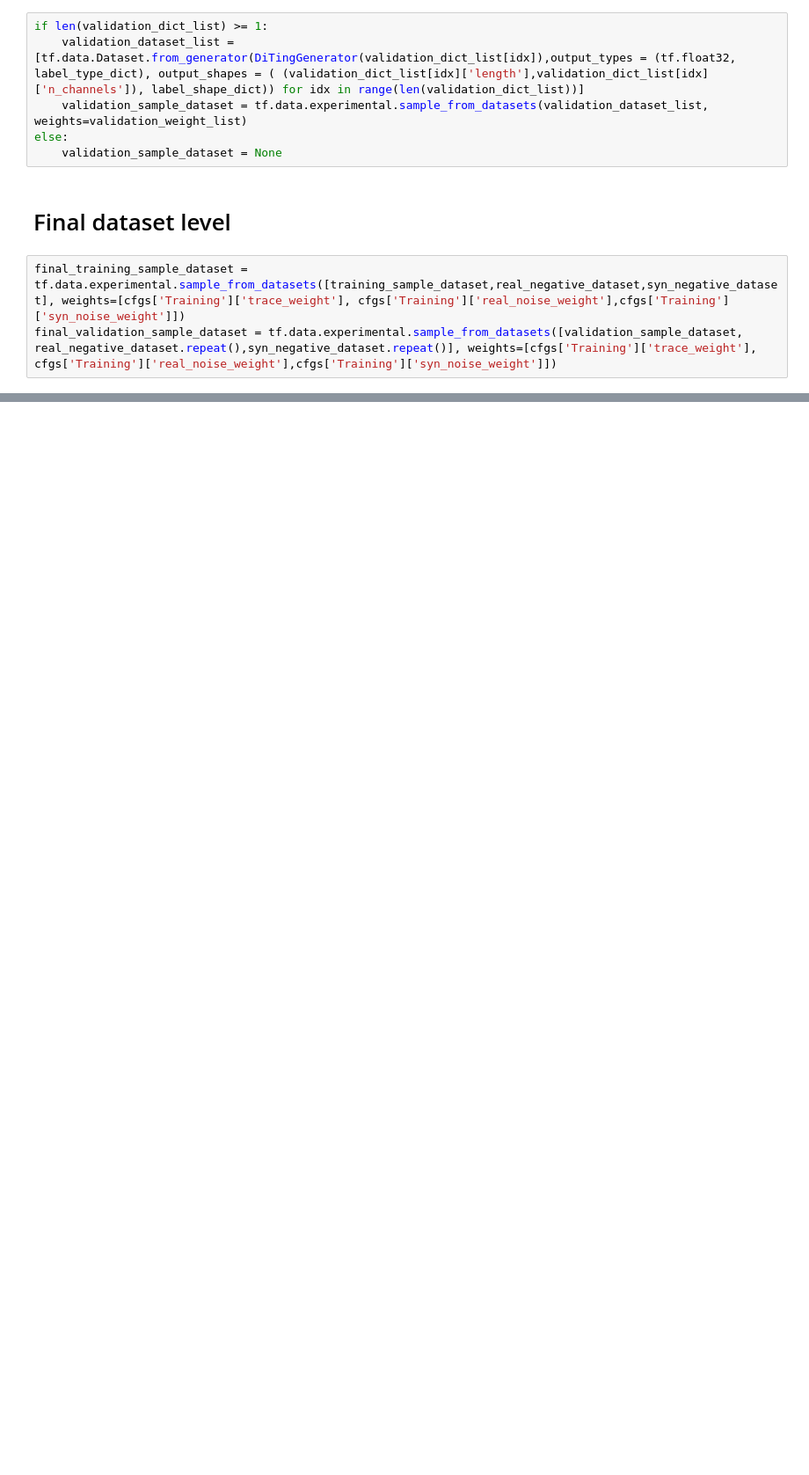
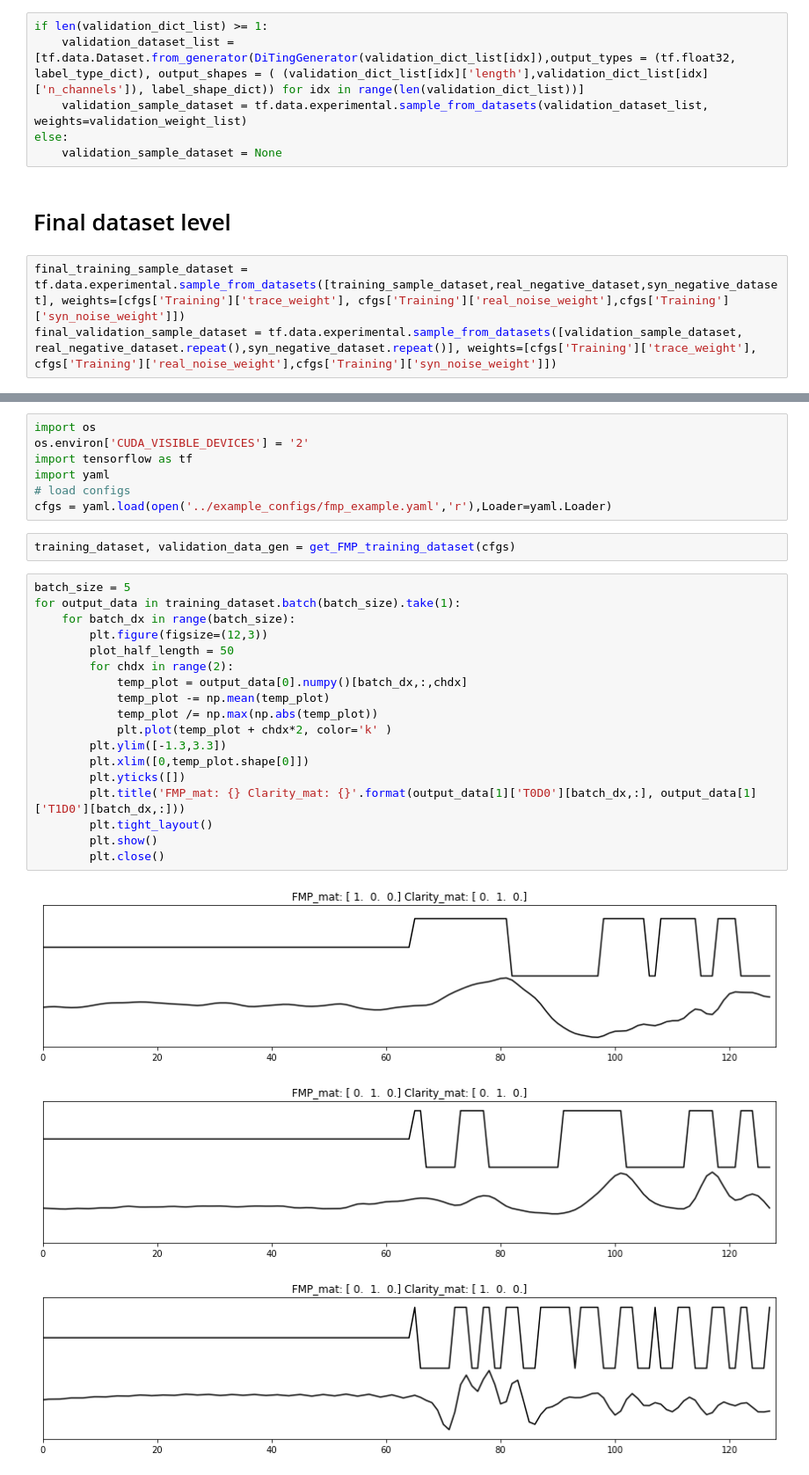
Before and after one commit to MrXiaoXiao/DiTingTools, a Jupyter notebook: examples/01_visualize_common_datasets/Inspect common datasets [浏览常用的数据集].ipynb, the cells around one changed output, grey strips where cells are left out. Shown at 88% size. Cells and saved outputs as stored; diff of their text form; blank space fills up the shorter version.

```diff
--- a/examples/01_visualize_common_datasets/Inspect common datasets [浏览常用的数据集].ipynb
+++ b/examples/01_visualize_common_datasets/Inspect common datasets [浏览常用的数据集].ipynb
@@ -1158,0 +1155,31 @@ plt.close()
+# %%
+import os
+os.environ['CUDA_VISIBLE_DEVICES'] = '2'
+import tensorflow as tf
+import yaml
+# load configs
+cfgs = yaml.load(open('../example_configs/fmp_example.yaml','r'),Loader=yaml.Loader)
+# %%
+training_dataset, validation_data_gen = get_FMP_training_dataset(cfgs)
+# %%
+batch_size = 5
+for output_data in training_dataset.batch(batch_size).take(1):
+    for batch_dx in range(batch_size):
+        plt.figure(figsize=(12,3))
+        plot_half_length = 50
+        for chdx in range(2):
+            temp_plot = output_data[0].numpy()[batch_dx,:,chdx]
+            temp_plot -= np.mean(temp_plot)
+            temp_plot /= np.max(np.abs(temp_plot))
+            plt.plot(temp_plot + chdx*2, color='k' )
+        plt.ylim([-1.3,3.3])
+        plt.xlim([0,temp_plot.shape[0]])
+        plt.yticks([])
+        plt.title('FMP_mat: {} Clarity_mat: {}'.format(output_data[1]['T0D0'][batch_dx,:], output_data[1]['T1D0'][batch_dx,:]))
+        plt.tight_layout()
+        plt.show()
+        plt.close()
+# %% [output]
+[figure, added]
+[figure, added]
+[figure, added]
```
Also changed, not shown: parts of 71 cells of this notebook, 14 other files.
